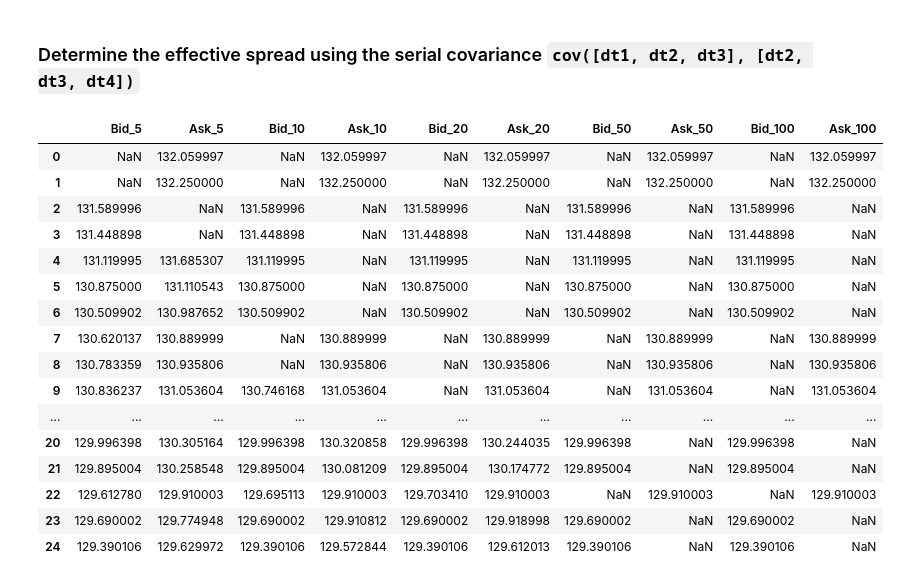
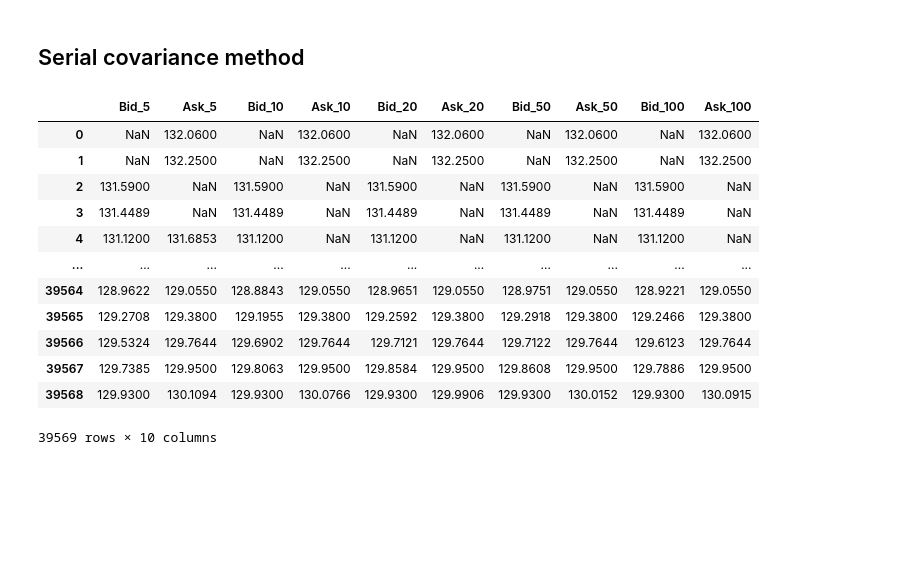
Before and after one commit to luisejdm/Microestructura_y_Sistemas_de_Trading, a Jupyter notebook: Tareas/Tarea01.ipynb, the cells around one changed output. Saved outputs shown, nothing was run; the diff lists cells and outputs as text; code cells hidden in the pictures; blank space fills up the shorter version.

```diff
--- a/Tareas/Tarea01.ipynb
+++ b/Tareas/Tarea01.ipynb
@@ -2,4 +8,12 @@
 import pandas as pd
 import numpy as np
 import matplotlib.pyplot as plt
+
+pd.set_option('display.float_format', lambda x: '%.4f' % x)
+
+plt.rcParams['figure.figsize'] = [12, 6]
+plt.rcParams['axes.titlesize'] = 16
+plt.rcParams['axes.labelsize'] = 14
+plt.rcParams['axes.titleweight'] = 'bold'
+plt.rcParams['grid.alpha'] = 0.3
 # %% [markdown]
@@ -6,0 +80,13 @@ import matplotlib.pyplot as plt
+# %%
+mean_spreads = [data[f'Spread_{window}'].mean() for window in windows]
+plt.figure(figsize=(12, 6))
+plt.bar([f'Spread_{window}' for window in windows], mean_spreads, color='cadetblue', zorder=2, width=0.5)
+
+for i, v in enumerate(mean_spreads):
+    plt.text(i, v, f'{v:.4f}', ha='center', va='bottom', fontsize=11)
+
+plt.title('Mean Spreads', fontsize=18)
+plt.ylabel('Spread', fontsize=14)
+plt.xlabel('Windows', fontsize=14)
+plt.grid(alpha=0.3, zorder=0, axis='y')
+plt.show()
@@ -7,46 +95,42 @@ import matplotlib.pyplot as plt
 # %% [markdown]
-### Determine the effective spread using the serial covariance `cov([dt1, dt2, dt3], [dt2, dt3, dt4])`
+## Serial covariance method
 # %%
 data = pd.read_csv('data/aapl_5m_train.csv')
 data.drop(columns=['Unnamed: 0', 'Gmtoffset', 'Datetime', 'Volume'], inplace=True)
 data['Diff'] = data['Close'].diff()
 data['Diff_Shift'] = data['Diff'].shift()
-data = data.dropna()
+data = data.dropna().reset_index(drop=True)
 
 windows = [5, 10, 20, 50, 100]
 
 
 for window in windows:
     data[f'W_{window}'] = data['Diff'].rolling(window=window).cov(data['Diff_Shift'])
 
 for i in range(len(windows)):
     data[f'Spread_{windows[i]}'] = 2 * np.sqrt(np.abs(data[f'W_{windows[i]}']))
 
 
 bid_ask = pd.DataFrame()
 for i in range(len(windows)):
     bid_ask[f'Bid_{windows[i]}'] = np.where(data['Diff'] > 0, #Si subió entonces es un ask
                                             data['Close'] - data[f'Spread_{windows[i]}'], #Restar spread convierte a bid
                                             data['Close']) #Ask
     bid_ask[f'Ask_{windows[i]}'] = np.where(data['Diff'] > 0,
                                             data['Close'], #Bid
                                             data['Close'] + data[f'Spread_{windows[i]}']) #Sumar spread convierte a ask
-bid_ask.head(25)
+bid_ask
 # %% [output]
 |  | Bid_5 | Ask_5 | Bid_10 | Ask_10 | Bid_20 | Ask_20 | Bid_50 | Ask_50 | Bid_100 | Ask_100 |
-| 0 | NaN | 132.059997 | NaN | 132.059997 | NaN | 132.059997 | NaN | 132.059997 | NaN | 132.059997 |
-| 1 | NaN | 132.250000 | NaN | 132.250000 | NaN | 132.250000 | NaN | 132.250000 | NaN | 132.250000 |
-| 2 | 131.589996 | NaN | 131.589996 | NaN | 131.589996 | NaN | 131.589996 | NaN | 131.589996 | NaN |
-| 3 | 131.448898 | NaN | 131.448898 | NaN | 131.448898 | NaN | 131.448898 | NaN | 131.448898 | NaN |
-| 4 | 131.119995 | 131.685307 | 131.119995 | NaN | 131.119995 | NaN | 131.119995 | NaN | 131.119995 | NaN |
-| 5 | 130.875000 | 131.110543 | 130.875000 | NaN | 130.875000 | NaN | 130.875000 | NaN | 130.875000 | NaN |
-| 6 | 130.509902 | 130.987652 | 130.509902 | NaN | 130.509902 | NaN | 130.509902 | NaN | 130.509902 | NaN |
-| 7 | 130.620137 | 130.889999 | NaN | 130.889999 | NaN | 130.889999 | NaN | 130.889999 | NaN | 130.889999 |
-| 8 | 130.783359 | 130.935806 | NaN | 130.935806 | NaN | 130.935806 | NaN | 130.935806 | NaN | 130.935806 |
-| 9 | 130.836237 | 131.053604 | 130.746168 | 131.053604 | NaN | 131.053604 | NaN | 131.053604 | NaN | 131.053604 |
+| 0 | NaN | 132.0600 | NaN | 132.0600 | NaN | 132.0600 | NaN | 132.0600 | NaN | 132.0600 |
+| 1 | NaN | 132.2500 | NaN | 132.2500 | NaN | 132.2500 | NaN | 132.2500 | NaN | 132.2500 |
+| 2 | 131.5900 | NaN | 131.5900 | NaN | 131.5900 | NaN | 131.5900 | NaN | 131.5900 | NaN |
+| 3 | 131.4489 | NaN | 131.4489 | NaN | 131.4489 | NaN | 131.4489 | NaN | 131.4489 | NaN |
+| 4 | 131.1200 | 131.6853 | 131.1200 | NaN | 131.1200 | NaN | 131.1200 | NaN | 131.1200 | NaN |
 | ... | ... | ... | ... | ... | ... | ... | ... | ... | ... | ... |
-| 20 | 129.996398 | 130.305164 | 129.996398 | 130.320858 | 129.996398 | 130.244035 | 129.996398 | NaN | 129.996398 | NaN |
-| 21 | 129.895004 | 130.258548 | 129.895004 | 130.081209 | 129.895004 | 130.174772 | 129.895004 | NaN | 129.895004 | NaN |
-| 22 | 129.612780 | 129.910003 | 129.695113 | 129.910003 | 129.703410 | 129.910003 | NaN | 129.910003 | NaN | 129.910003 |
-| 23 | 129.690002 | 129.774948 | 129.690002 | 129.910812 | 129.690002 | 129.918998 | 129.690002 | NaN | 129.690002 | NaN |
-| 24 | 129.390106 | 129.629972 | 129.390106 | 129.572844 | 129.390106 | 129.612013 | 129.390106 | NaN | 129.390106 | NaN |
+| 39564 | 128.9622 | 129.0550 | 128.8843 | 129.0550 | 128.9651 | 129.0550 | 128.9751 | 129.0550 | 128.9221 | 129.0550 |
+| 39565 | 129.2708 | 129.3800 | 129.1955 | 129.3800 | 129.2592 | 129.3800 | 129.2918 | 129.3800 | 129.2466 | 129.3800 |
+| 39566 | 129.5324 | 129.7644 | 129.6902 | 129.7644 | 129.7121 | 129.7644 | 129.7122 | 129.7644 | 129.6123 | 129.7644 |
+| 39567 | 129.7385 | 129.9500 | 129.8063 | 129.9500 | 129.8584 | 129.9500 | 129.8608 | 129.9500 | 129.7886 | 129.9500 |
+| 39568 | 129.9300 | 130.1094 | 129.9300 | 130.0766 | 129.9300 | 129.9906 | 129.9300 | 130.0152 | 129.9300 | 130.0915 |
+39569 rows × 10 columns
```
Also changed, not shown: parts of 8 cells of this notebook.
